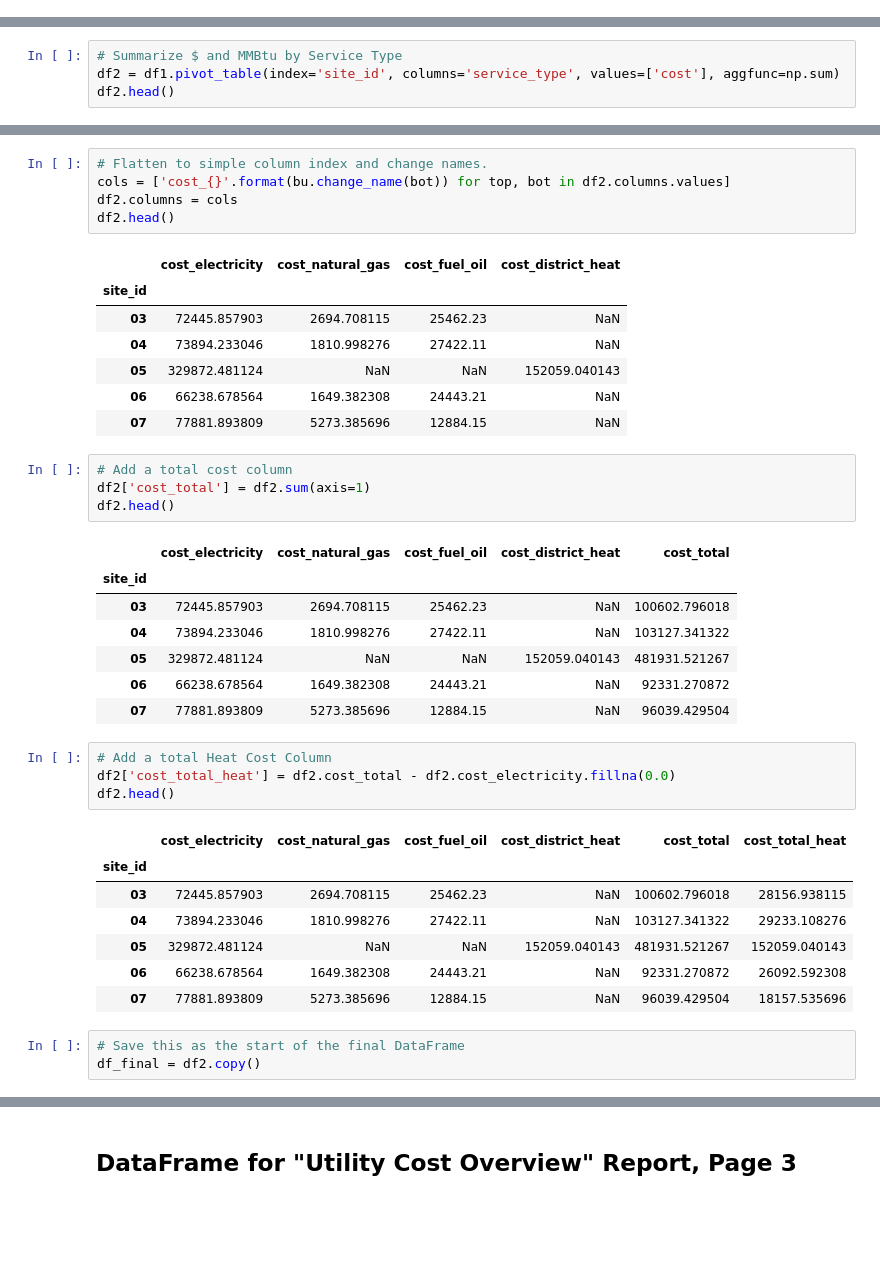
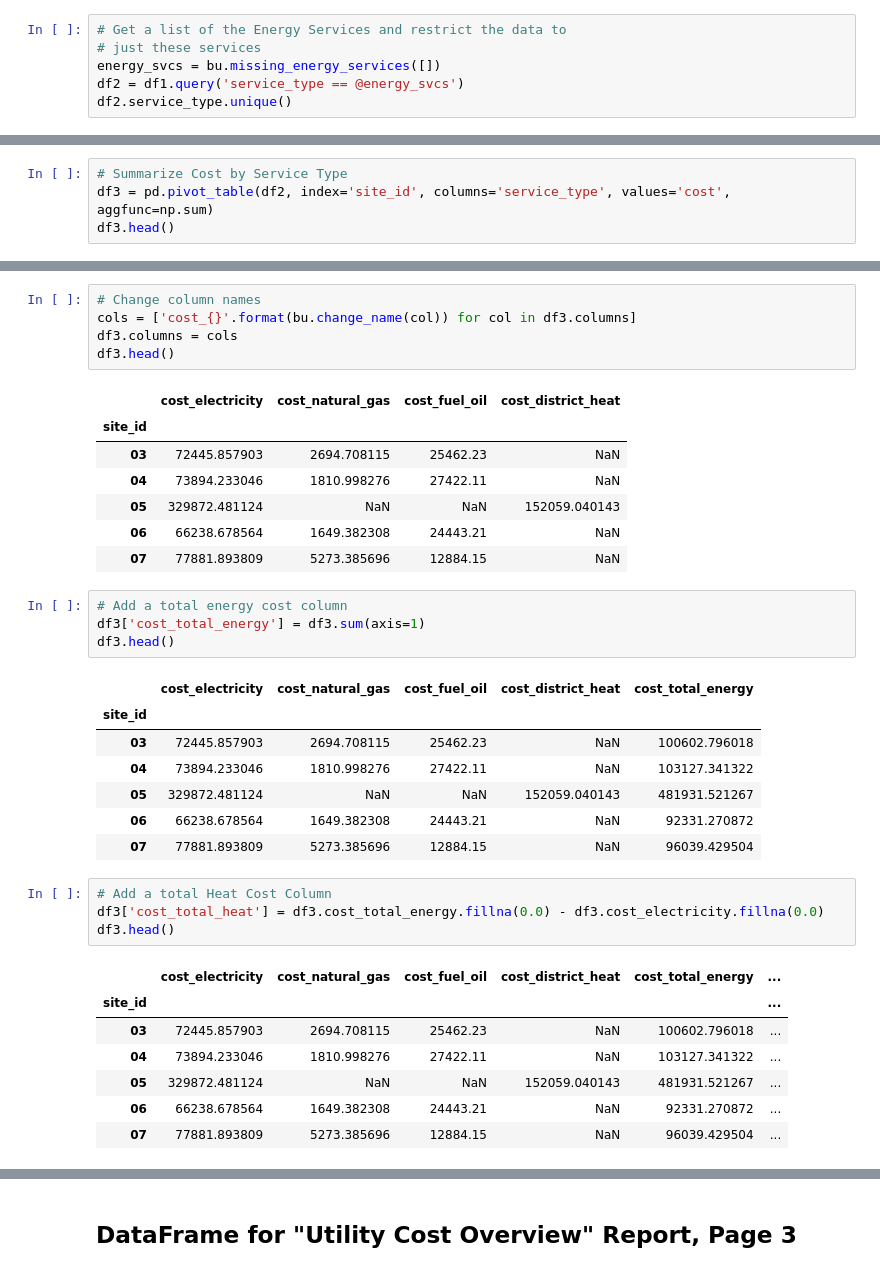
Before and after one commit to alanmitchell/fnsb-benchmark, a Jupyter notebook: testing/alan_report_pages.ipynb, the cells around one changed output, grey strips where cells are left out. Saved outputs shown, nothing was run; the diff lists cells and outputs as text; blank space fills up the shorter version.

Commit message:
Progress on Energy Index Comparison.

```diff
--- a/testing/alan_report_pages.ipynb
+++ b/testing/alan_report_pages.ipynb
@@ -68,0 +83,6 @@ df1.head()
+# %%
+# Get a list of the Energy Services and restrict the data to
+# just these services
+energy_svcs = bu.missing_energy_services([])
+df2 = df1.query('service_type == @energy_svcs')
+df2.service_type.unique()
@@ -69,5 +91,5 @@ df1.head()
 # %%
-# Summarize $ and MMBtu by Service Type
-df2 = df1.pivot_table(index='site_id', columns='service_type', values=['cost'], aggfunc=np.sum)
-df2.head()
+# Summarize Cost by Service Type
+df3 = pd.pivot_table(df2, index='site_id', columns='service_type', values='cost', aggfunc=np.sum)
+df3.head()
 # %% [output]
@@ -80,10 +101,10 @@ df2.head()
 | 06 | 66238.678564 | 1649.382308 | 24443.21 | NaN |
 | 07 | 77881.893809 | 5273.385696 | 12884.15 | NaN |
 # %%
-# Flatten to simple column index and change names.
-cols = ['cost_{}'.format(bu.change_name(bot)) for top, bot in df2.columns.values]
-df2.columns = cols
-df2.head()
+# Change column names
+cols = ['cost_{}'.format(bu.change_name(col)) for col in df3.columns]
+df3.columns = cols
+df3.head()
 # %% [output]
 |  | cost_electricity | cost_natural_gas | cost_fuel_oil | cost_district_heat |
 | site_id |  |  |  |  |
@@ -93,11 +114,11 @@ df2.head()
 | 06 | 66238.678564 | 1649.382308 | 24443.21 | NaN |
 | 07 | 77881.893809 | 5273.385696 | 12884.15 | NaN |
 # %%
-# Add a total cost column
-df2['cost_total'] = df2.sum(axis=1)
-df2.head()
+# Add a total energy cost column
+df3['cost_total_energy'] = df3.sum(axis=1)
+df3.head()
 # %% [output]
-|  | cost_electricity | cost_natural_gas | cost_fuel_oil | cost_district_heat | cost_total |
+|  | cost_electricity | cost_natural_gas | cost_fuel_oil | cost_district_heat | cost_total_energy |
 | site_id |  |  |  |  |  |
 | 03 | 72445.857903 | 2694.708115 | 25462.23 | NaN | 100602.796018 |
 | 04 | 73894.233046 | 1810.998276 | 27422.11 | NaN | 103127.341322 |
@@ -106,16 +127,13 @@ df2.head()
 | 07 | 77881.893809 | 5273.385696 | 12884.15 | NaN | 96039.429504 |
 # %%
 # Add a total Heat Cost Column
-df2['cost_total_heat'] = df2.cost_total - df2.cost_electricity.fillna(0.0)
-df2.head()
+df3['cost_total_heat'] = df3.cost_total_energy.fillna(0.0) - df3.cost_electricity.fillna(0.0)
+df3.head()
 # %% [output]
-|  | cost_electricity | cost_natural_gas | cost_fuel_oil | cost_district_heat | cost_total | cost_total_heat |
-| site_id |  |  |  |  |  |  |
-| 03 | 72445.857903 | 2694.708115 | 25462.23 | NaN | 100602.796018 | 28156.938115 |
-| 04 | 73894.233046 | 1810.998276 | 27422.11 | NaN | 103127.341322 | 29233.108276 |
-| 05 | 329872.481124 | NaN | NaN | 152059.040143 | 481931.521267 | 152059.040143 |
-| 06 | 66238.678564 | 1649.382308 | 24443.21 | NaN | 92331.270872 | 26092.592308 |
-| 07 | 77881.893809 | 5273.385696 | 12884.15 | NaN | 96039.429504 | 18157.535696 |
+|  | cost_electricity | cost_natural_gas | cost_fuel_oil | cost_district_heat | cost_total_energy | ... |
+| site_id |  |  |  |  |  | ... |
+| 03 | 72445.857903 | 2694.708115 | 25462.23 | NaN | 100602.796018 | ... |
+| 04 | 73894.233046 | 1810.998276 | 27422.11 | NaN | 103127.341322 | ... |
+| 05 | 329872.481124 | NaN | NaN | 152059.040143 | 481931.521267 | ... |
+| 06 | 66238.678564 | 1649.382308 | 24443.21 | NaN | 92331.270872 | ... |
+| 07 | 77881.893809 | 5273.385696 | 12884.15 | NaN | 96039.429504 | ... |
-# %%
-# Save this as the start of the final DataFrame
-df_final = df2.copy()
```
Also changed, not shown: parts of 17 cells of this notebook.
